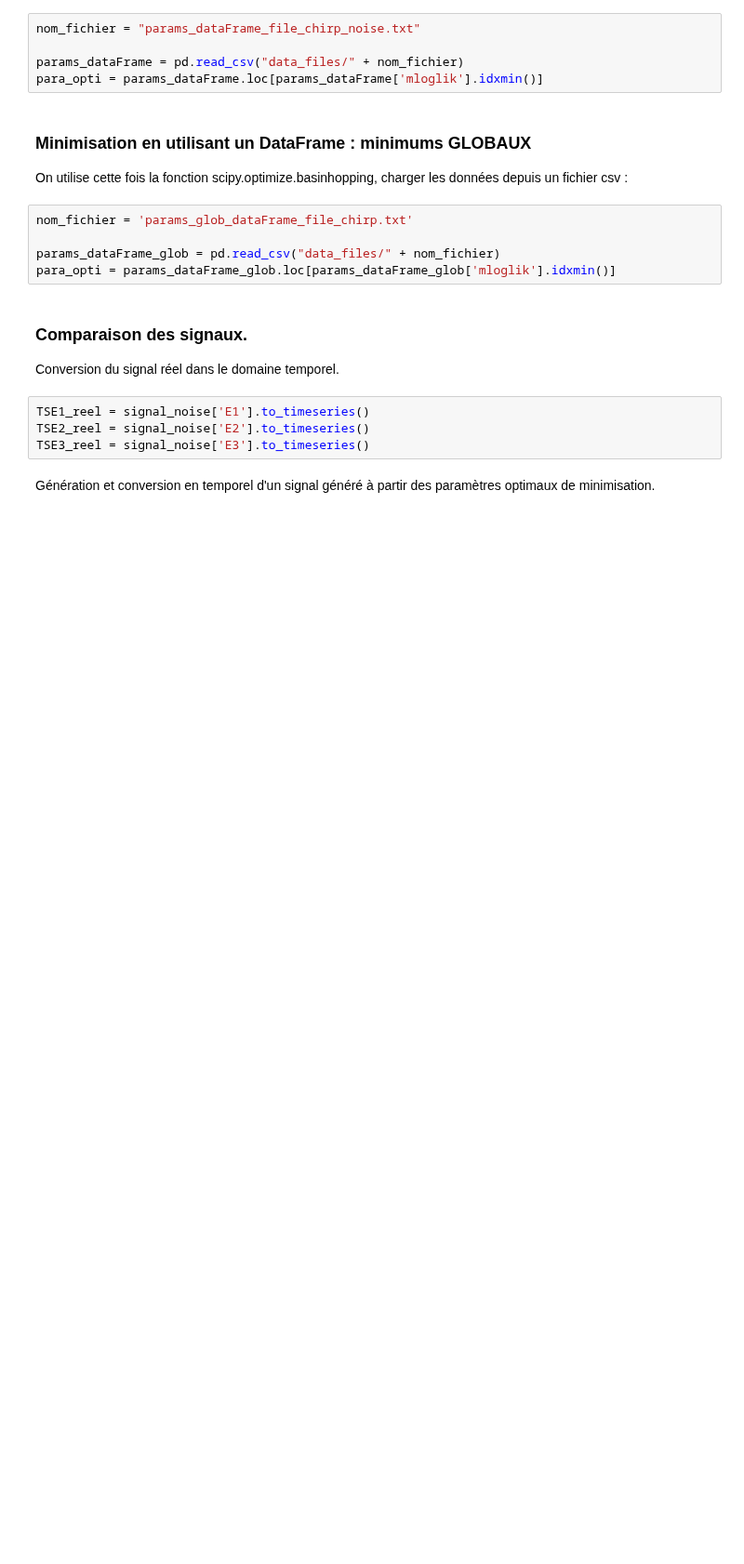
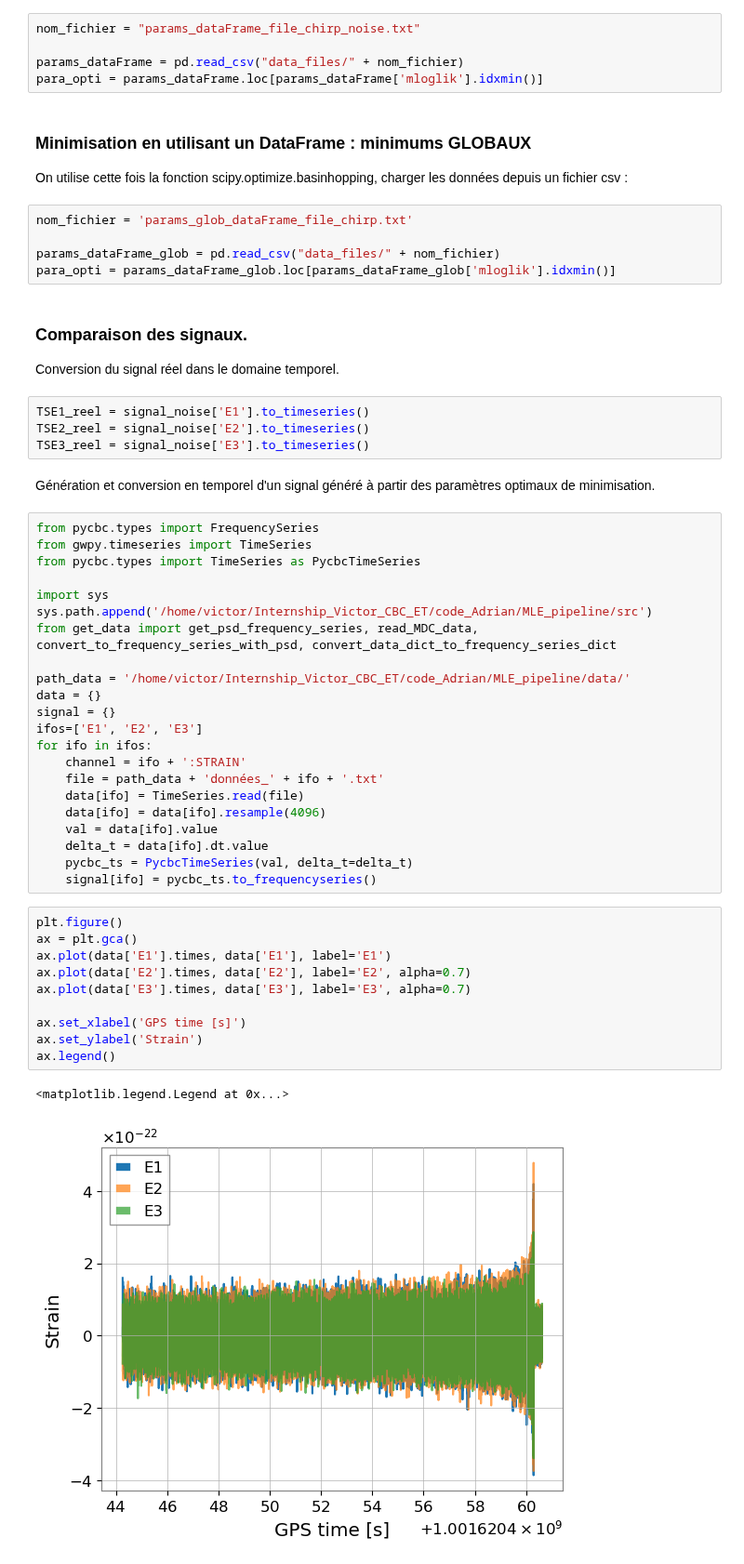
Before and after one commit to Glorieux-Victor/Internship_Victor_CBC_ET, a Jupyter notebook: signaux_comparaison.ipynb, the cells around one changed output. Shown at 93% size. Saved outputs shown, nothing was run; the diff lists cells and outputs as text; blank space fills up the shorter version.

```diff
--- a/signaux_comparaison.ipynb
+++ b/signaux_comparaison.ipynb
@@ -65,3 +65,38 @@ TSE2_reel = signal_noise['E2'].to_timeseries()
 TSE3_reel = signal_noise['E3'].to_timeseries()
 # %% [markdown]
 Génération et conversion en temporel d'un signal généré à partir des paramètres optimaux de minimisation.
+# %%
+from pycbc.types import FrequencySeries
+from gwpy.timeseries import TimeSeries
+from pycbc.types import TimeSeries as PycbcTimeSeries
+
+import sys
+sys.path.append('/home/victor/Internship_Victor_CBC_ET/code_Adrian/MLE_pipeline/src')
+from get_data import get_psd_frequency_series, read_MDC_data, convert_to_frequency_series_with_psd, convert_data_dict_to_frequency_series_dict
+
+path_data = '/home/victor/Internship_Victor_CBC_ET/code_Adrian/MLE_pipeline/data/'
+data = {}
+signal = {}
+ifos=['E1', 'E2', 'E3']
+for ifo in ifos:
+    channel = ifo + ':STRAIN'
+    file = path_data + 'données_' + ifo + '.txt'
+    data[ifo] = TimeSeries.read(file)
+    data[ifo] = data[ifo].resample(4096)
+    val = data[ifo].value
+    delta_t = data[ifo].dt.value
+    pycbc_ts = PycbcTimeSeries(val, delta_t=delta_t)
+    signal[ifo] = pycbc_ts.to_frequencyseries()
+# %%
+plt.figure()
+ax = plt.gca()
+ax.plot(data['E1'].times, data['E1'], label='E1')
+ax.plot(data['E2'].times, data['E2'], label='E2', alpha=0.7)
+ax.plot(data['E3'].times, data['E3'], label='E3', alpha=0.7)
+
+ax.set_xlabel('GPS time [s]')
+ax.set_ylabel('Strain')
+ax.legend()
+# %% [output]
+<matplotlib.legend.Legend at 0x...>
+[figure, added]
```
Also changed, not shown: parts of 5 cells of this notebook, 5 other files.
